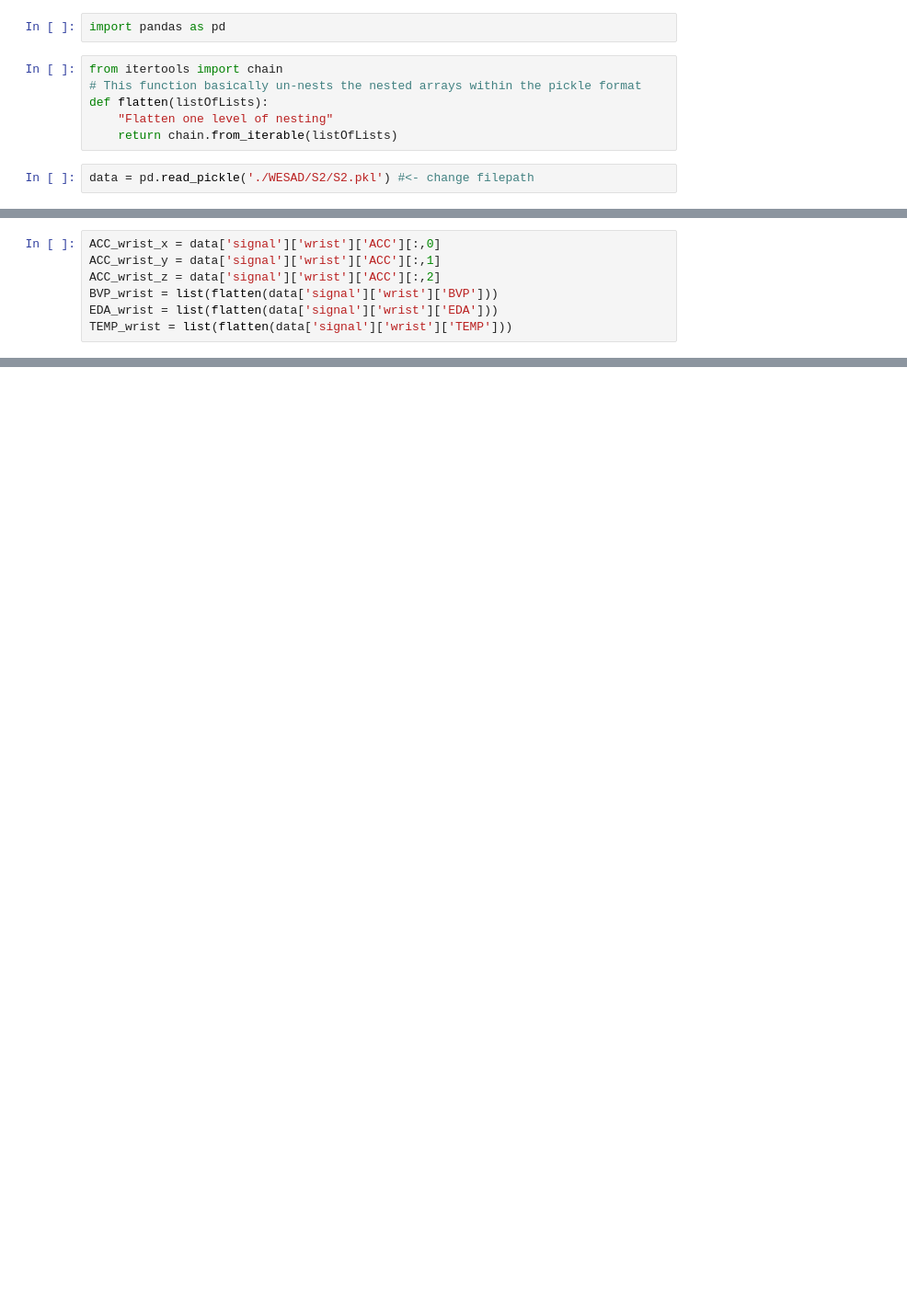
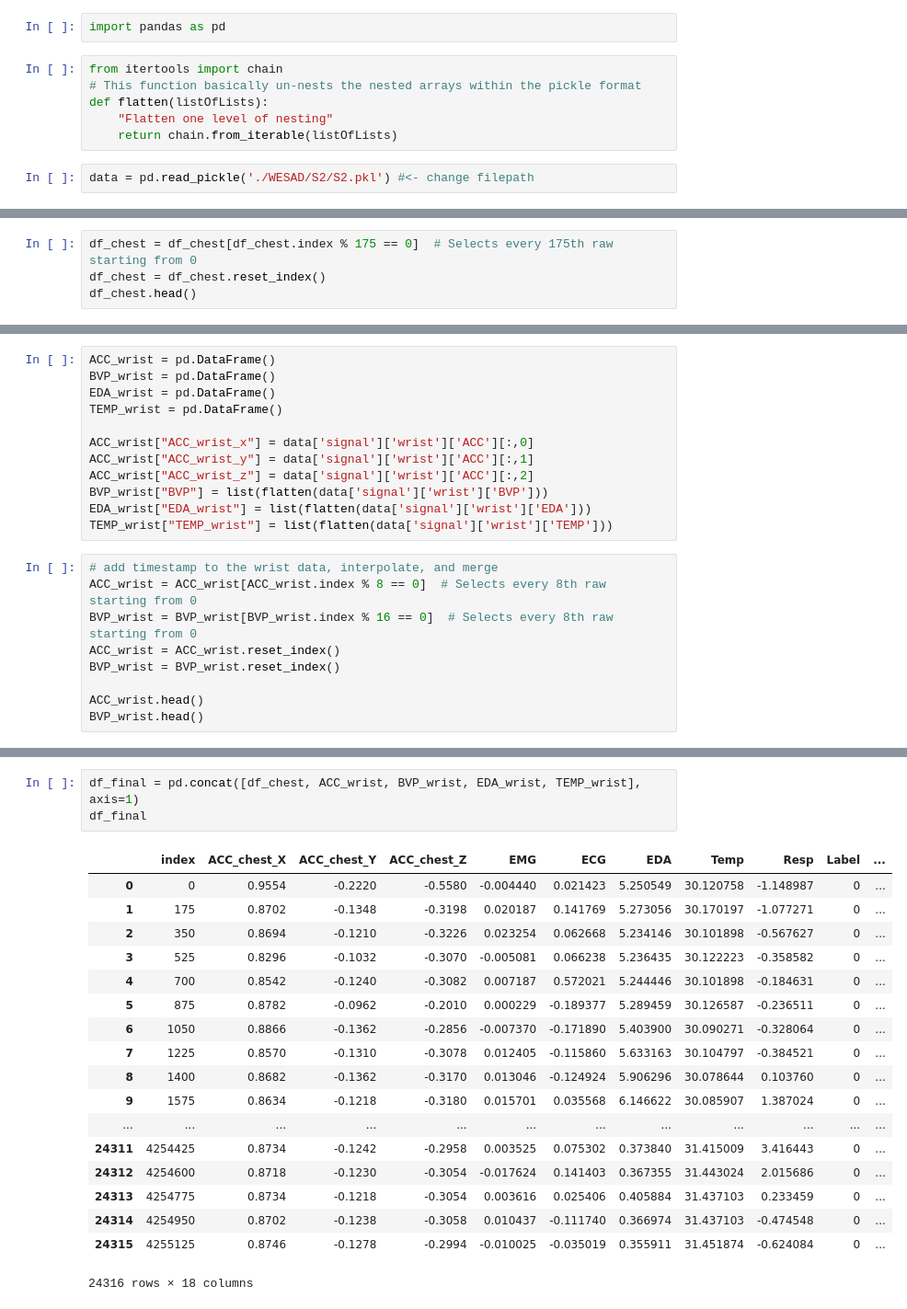
Before and after one commit to cathy135/case-study-2, a Jupyter notebook: data_cleaning.ipynb, the cells around one changed output, grey strips where cells are left out. Shown at 92% size. Saved outputs shown, nothing was run; the diff lists cells and outputs as text; blank space fills up the shorter version.

```diff
--- a/data_cleaning.ipynb
+++ b/data_cleaning.ipynb
@@ -64,0 +23,4 @@ df[df["Label"]==1]
+# %%
+df_chest = df_chest[df_chest.index % 175 == 0]  # Selects every 175th raw starting from 0
+df_chest = df_chest.reset_index()
+df_chest.head()
@@ -67,7 +41,21 @@ df.to_csv(('Chest_metrics.csv'), mode='a', header=True)
 # %%
-ACC_wrist_x = data['signal']['wrist']['ACC'][:,0]
-ACC_wrist_y = data['signal']['wrist']['ACC'][:,1]
-ACC_wrist_z = data['signal']['wrist']['ACC'][:,2]
-BVP_wrist = list(flatten(data['signal']['wrist']['BVP']))
-EDA_wrist = list(flatten(data['signal']['wrist']['EDA']))
-TEMP_wrist = list(flatten(data['signal']['wrist']['TEMP']))
+ACC_wrist = pd.DataFrame()
+BVP_wrist = pd.DataFrame()
+EDA_wrist = pd.DataFrame()
+TEMP_wrist = pd.DataFrame()
+
+ACC_wrist["ACC_wrist_x"] = data['signal']['wrist']['ACC'][:,0]
+ACC_wrist["ACC_wrist_y"] = data['signal']['wrist']['ACC'][:,1]
+ACC_wrist["ACC_wrist_z"] = data['signal']['wrist']['ACC'][:,2]
+BVP_wrist["BVP"] = list(flatten(data['signal']['wrist']['BVP']))
+EDA_wrist["EDA_wrist"] = list(flatten(data['signal']['wrist']['EDA']))
+TEMP_wrist["TEMP_wrist"] = list(flatten(data['signal']['wrist']['TEMP']))
+# %%
+# add timestamp to the wrist data, interpolate, and merge
+ACC_wrist = ACC_wrist[ACC_wrist.index % 8 == 0]  # Selects every 8th raw starting from 0
+BVP_wrist = BVP_wrist[BVP_wrist.index % 16 == 0]  # Selects every 8th raw starting from 0
+ACC_wrist = ACC_wrist.reset_index()
+BVP_wrist = BVP_wrist.reset_index()
+
+ACC_wrist.head()
+BVP_wrist.head()
@@ -73,0 +106,22 @@ TEMP_wrist = list(flatten(data['signal']['wrist']['TEMP']))
+# %%
+df_final = pd.concat([df_chest, ACC_wrist, BVP_wrist, EDA_wrist, TEMP_wrist], axis=1)
+df_final
+# %% [output]
+|  | index | ACC_chest_X | ACC_chest_Y | ACC_chest_Z | EMG | ECG | EDA | Temp | Resp | Label | ... |
+| 0 | 0 | 0.9554 | -0.2220 | -0.5580 | -0.004440 | 0.021423 | 5.250549 | 30.120758 | -1.148987 | 0 | ... |
+| 1 | 175 | 0.8702 | -0.1348 | -0.3198 | 0.020187 | 0.141769 | 5.273056 | 30.170197 | -1.077271 | 0 | ... |
+| 2 | 350 | 0.8694 | -0.1210 | -0.3226 | 0.023254 | 0.062668 | 5.234146 | 30.101898 | -0.567627 | 0 | ... |
+| 3 | 525 | 0.8296 | -0.1032 | -0.3070 | -0.005081 | 0.066238 | 5.236435 | 30.122223 | -0.358582 | 0 | ... |
+| 4 | 700 | 0.8542 | -0.1240 | -0.3082 | 0.007187 | 0.572021 | 5.244446 | 30.101898 | -0.184631 | 0 | ... |
+| 5 | 875 | 0.8782 | -0.0962 | -0.2010 | 0.000229 | -0.189377 | 5.289459 | 30.126587 | -0.236511 | 0 | ... |
+| 6 | 1050 | 0.8866 | -0.1362 | -0.2856 | -0.007370 | -0.171890 | 5.403900 | 30.090271 | -0.328064 | 0 | ... |
+| 7 | 1225 | 0.8570 | -0.1310 | -0.3078 | 0.012405 | -0.115860 | 5.633163 | 30.104797 | -0.384521 | 0 | ... |
+| 8 | 1400 | 0.8682 | -0.1362 | -0.3170 | 0.013046 | -0.124924 | 5.906296 | 30.078644 | 0.103760 | 0 | ... |
+| 9 | 1575 | 0.8634 | -0.1218 | -0.3180 | 0.015701 | 0.035568 | 6.146622 | 30.085907 | 1.387024 | 0 | ... |
+| ... | ... | ... | ... | ... | ... | ... | ... | ... | ... | ... | ... |
+| 24311 | 4254425 | 0.8734 | -0.1242 | -0.2958 | 0.003525 | 0.075302 | 0.373840 | 31.415009 | 3.416443 | 0 | ... |
+| 24312 | 4254600 | 0.8718 | -0.1230 | -0.3054 | -0.017624 | 0.141403 | 0.367355 | 31.443024 | 2.015686 | 0 | ... |
+| 24313 | 4254775 | 0.8734 | -0.1218 | -0.3054 | 0.003616 | 0.025406 | 0.405884 | 31.437103 | 0.233459 | 0 | ... |
+| 24314 | 4254950 | 0.8702 | -0.1238 | -0.3058 | 0.010437 | -0.111740 | 0.366974 | 31.437103 | -0.474548 | 0 | ... |
+| 24315 | 4255125 | 0.8746 | -0.1278 | -0.2994 | -0.010025 | -0.035019 | 0.355911 | 31.451874 | -0.624084 | 0 | ... |
+24316 rows × 18 columns
```
Also changed, not shown: parts of 20 cells of this notebook.
